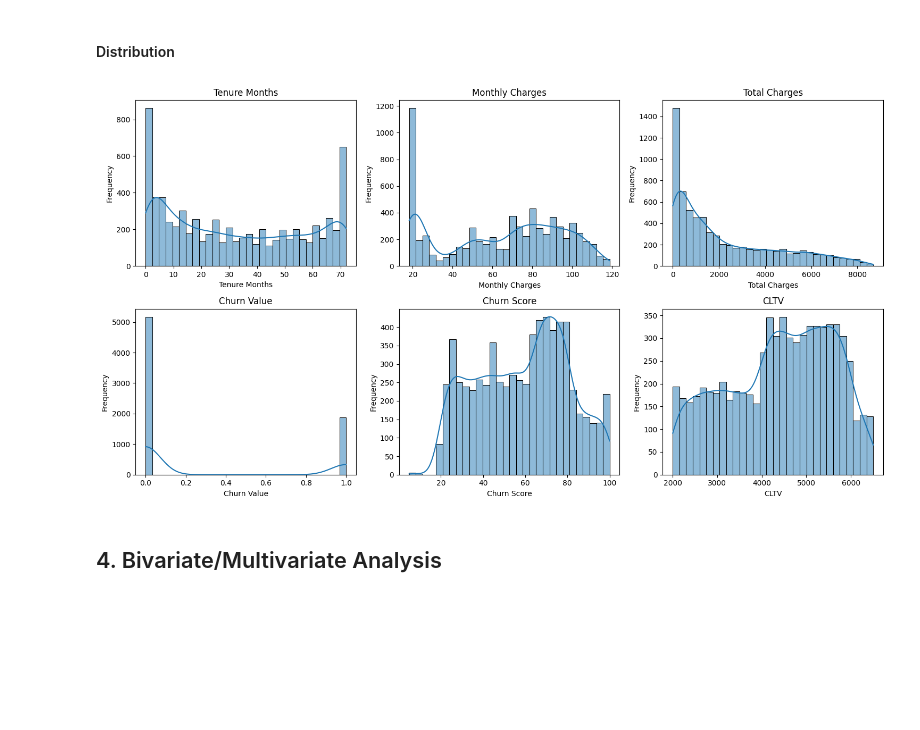
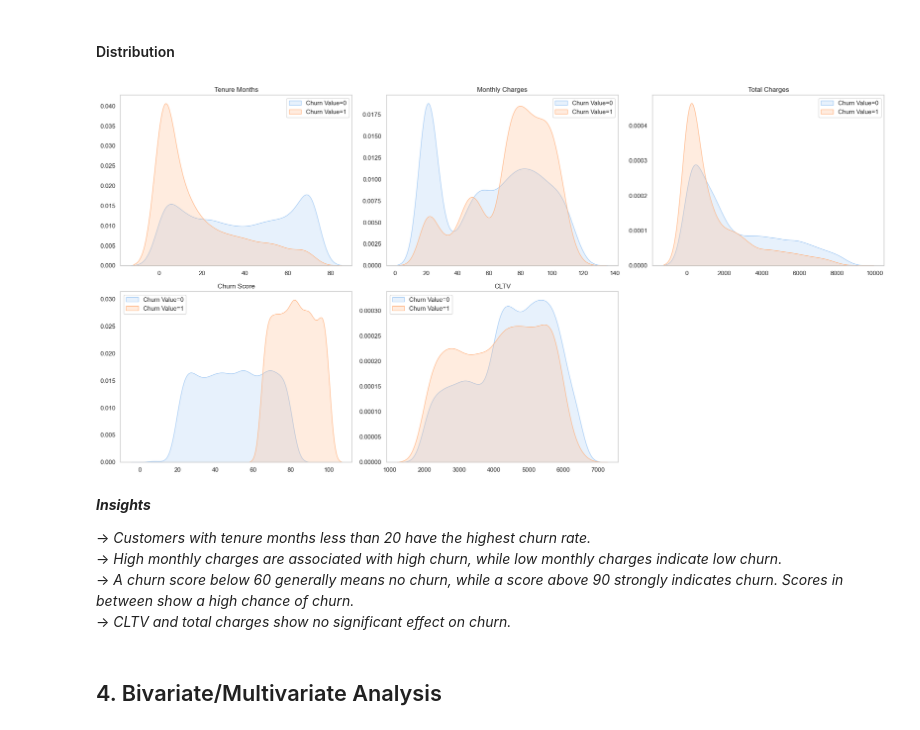
Before and after one commit to lintosunny/churn-x, a Jupyter notebook: ml/notebooks/eda.ipynb, the cells around one changed output. Cells and saved outputs as stored; diff of their text form; code cells hidden in the pictures; blank space fills up the shorter version.

```diff
--- a/ml/notebooks/eda.ipynb
+++ b/ml/notebooks/eda.ipynb
@@ -138,7 +138,7 @@ plt.show()
 # %% [markdown]
 ### 3.2 Numerical Columns
 # %%
-numeric_cols = ['Tenure Months', 'Monthly Charges', 'Total Charges', 'Churn Value', 'Churn Score', 'CLTV']
+numeric_cols = ['Tenure Months', 'Monthly Charges', 'Total Charges', 'Churn Score', 'CLTV']
 # %% [markdown]
 #### Boxplot
 # %%
@@ -191,26 +165,29 @@ plt.show()
 # %% [markdown]
 #### Distribution
 # %%
-# define grid size (e.g., 3 columns)
-n_cols = 3
-n_rows = 2
+plt.figure(figsize=(20, 10))  # Width, height in inches
 
-fig, axes = plt.subplots(n_rows, n_cols, figsize=(15, n_rows*4))
-
-# flatten axes for easy indexing
-axes = axes.flatten()
-
-# plot each numerical column
 for i, col in enumerate(numeric_cols):
-    sns.histplot(df[col], kde=True, ax=axes[i], bins=30)
-    axes[i].set_title(col)
-    axes[i].set_xlabel(col)
-    axes[i].set_ylabel("Frequency")
+    plt.subplot(2, 3, i+1)  # 1 row, 4 columns, ith subplot
+    sns.kdeplot(df[col][df['Churn Value']==0], fill=True, label='Churn Value=0')
+    sns.kdeplot(df[col][df['Churn Value']==1], fill=True, label='Churn Value=1')
+    plt.title(col)
+    plt.xlabel('')
+    plt.ylabel('')
+    plt.grid(False)
+    plt.legend()
 
 plt.tight_layout()
 plt.show()
 # %% [output]
-[figure, old version]
+[figure, new version]
+# %% [markdown]
+***Insights***
+
+-> *Customers with tenure months less than 20 have the highest churn rate.*
+-> *High monthly charges are associated with high churn, while low monthly charges indicate low churn.*
+-> *A churn score below 60 generally means no churn, while a score above 90 strongly indicates churn. Scores in between show a high chance of churn.*
+-> *CLTV and total charges show no significant effect on churn.*
 # %% [markdown]
 ## 4. Bivariate/Multivariate Analysis
 # %% [markdown]
```
Also changed, not shown: parts of 3 cells of this notebook, 1 other file.
